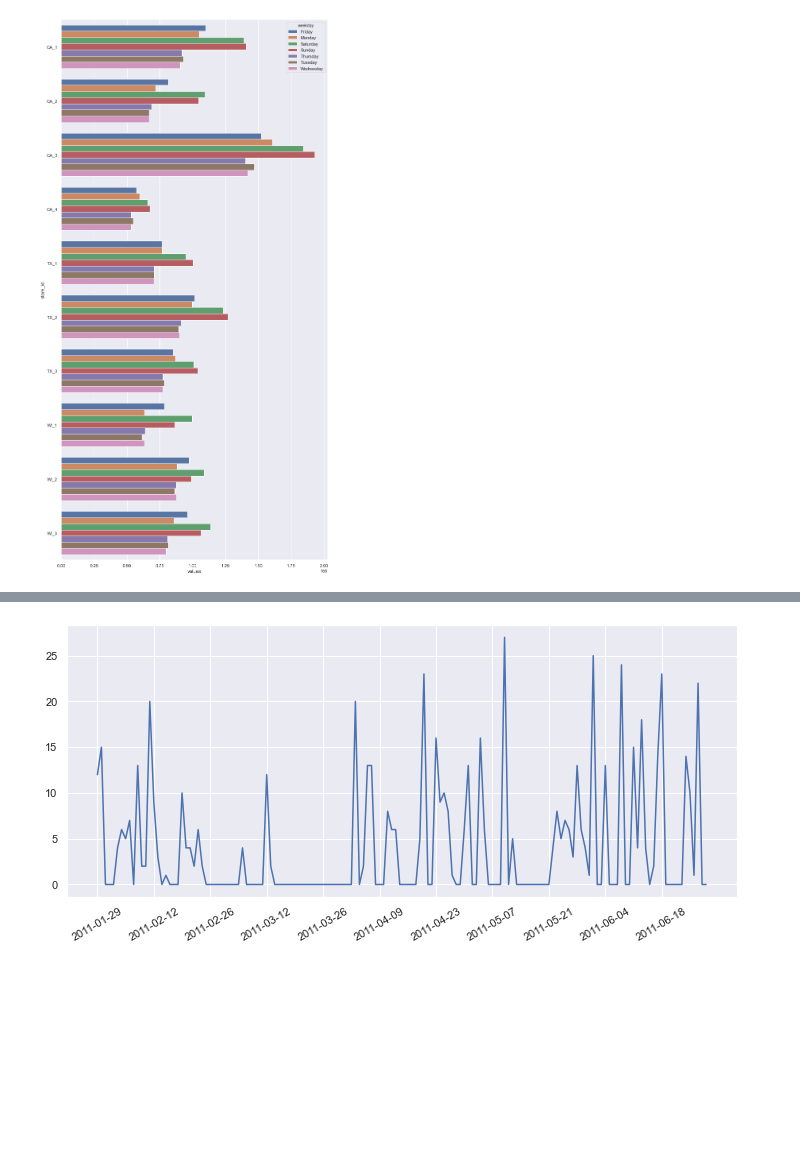
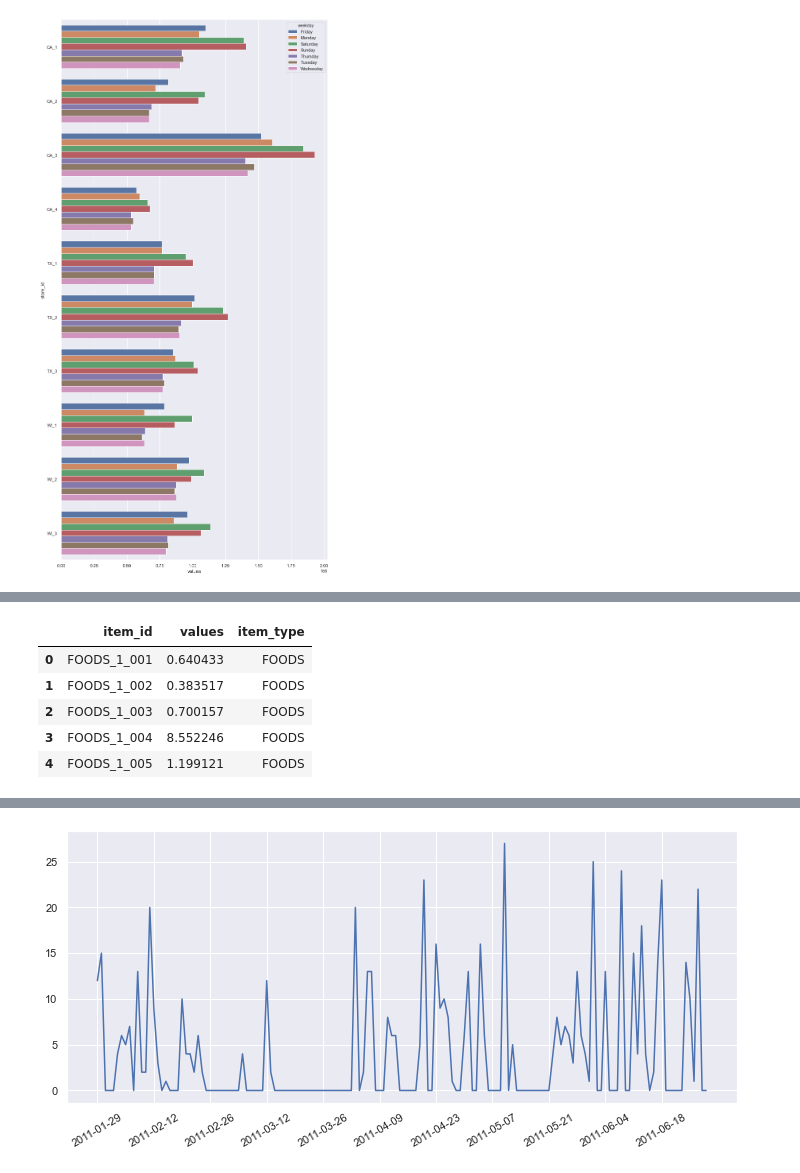
Before and after one commit to navitacion/m5-forecasting, a Jupyter notebook: notebook/EDA - M5 Forecasting.ipynb, the cells around one changed output, grey strips where cells are left out. Cells and saved outputs as stored; diff of their text form; code cells hidden in the pictures; blank space fills up the shorter version.

```diff
--- a/notebook/EDA - M5 Forecasting.ipynb
+++ b/notebook/EDA - M5 Forecasting.ipynb
@@ -81,0 +83,12 @@ plt.show()
+# %%
+# item_idごとの平均売上
+temp = train.groupby('item_id')['values'].mean().reset_index()
+temp['item_type'] = temp['item_id'].apply(lambda x: x.split('_')[0])
+temp.head()
+# %% [output]
+|  | item_id | values | item_type |
+| 0 | FOODS_1_001 | 0.640433 | FOODS |
+| 1 | FOODS_1_002 | 0.383517 | FOODS |
+| 2 | FOODS_1_003 | 0.700157 | FOODS |
+| 3 | FOODS_1_004 | 8.552246 | FOODS |
+| 4 | FOODS_1_005 | 1.199121 | FOODS |
```
Also changed, not shown: parts of 9 cells of this notebook, 3 other files.
